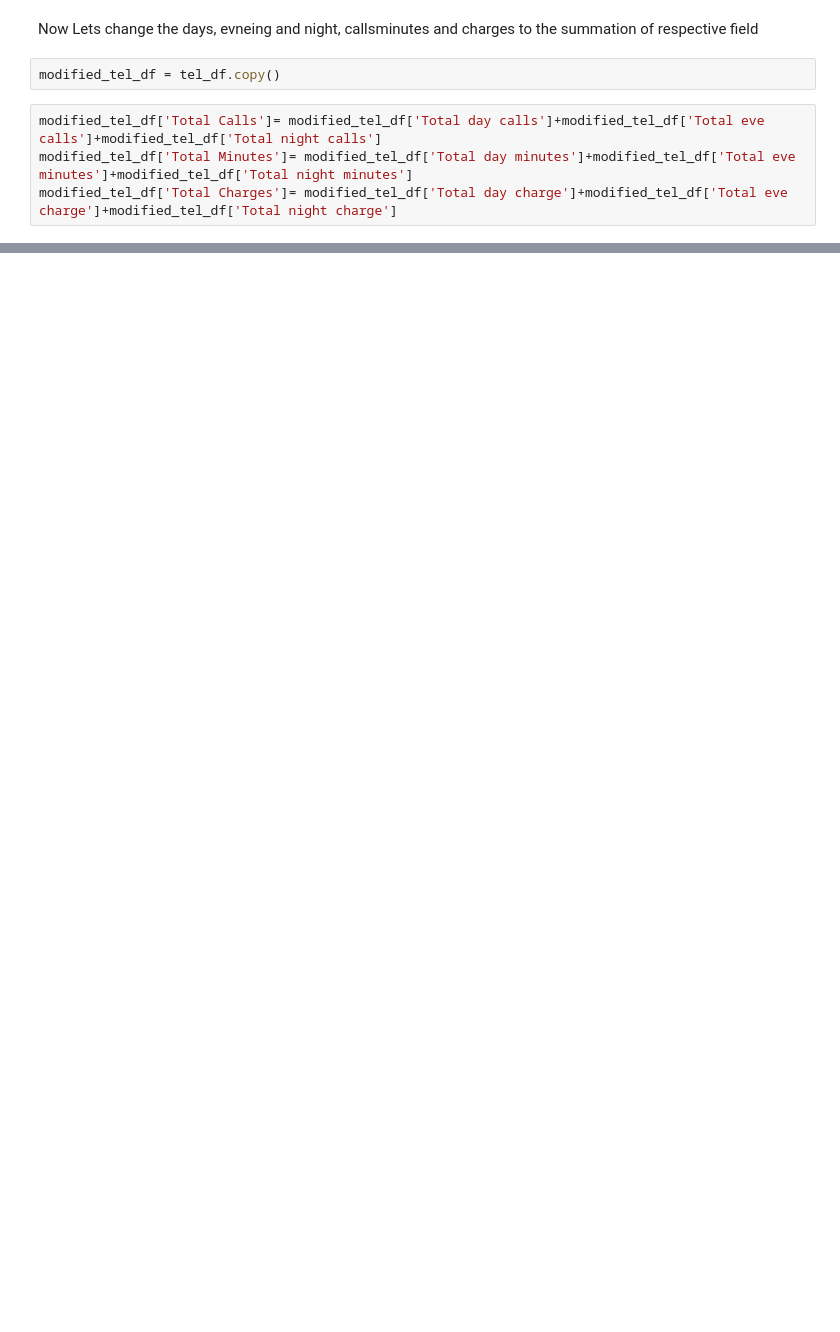
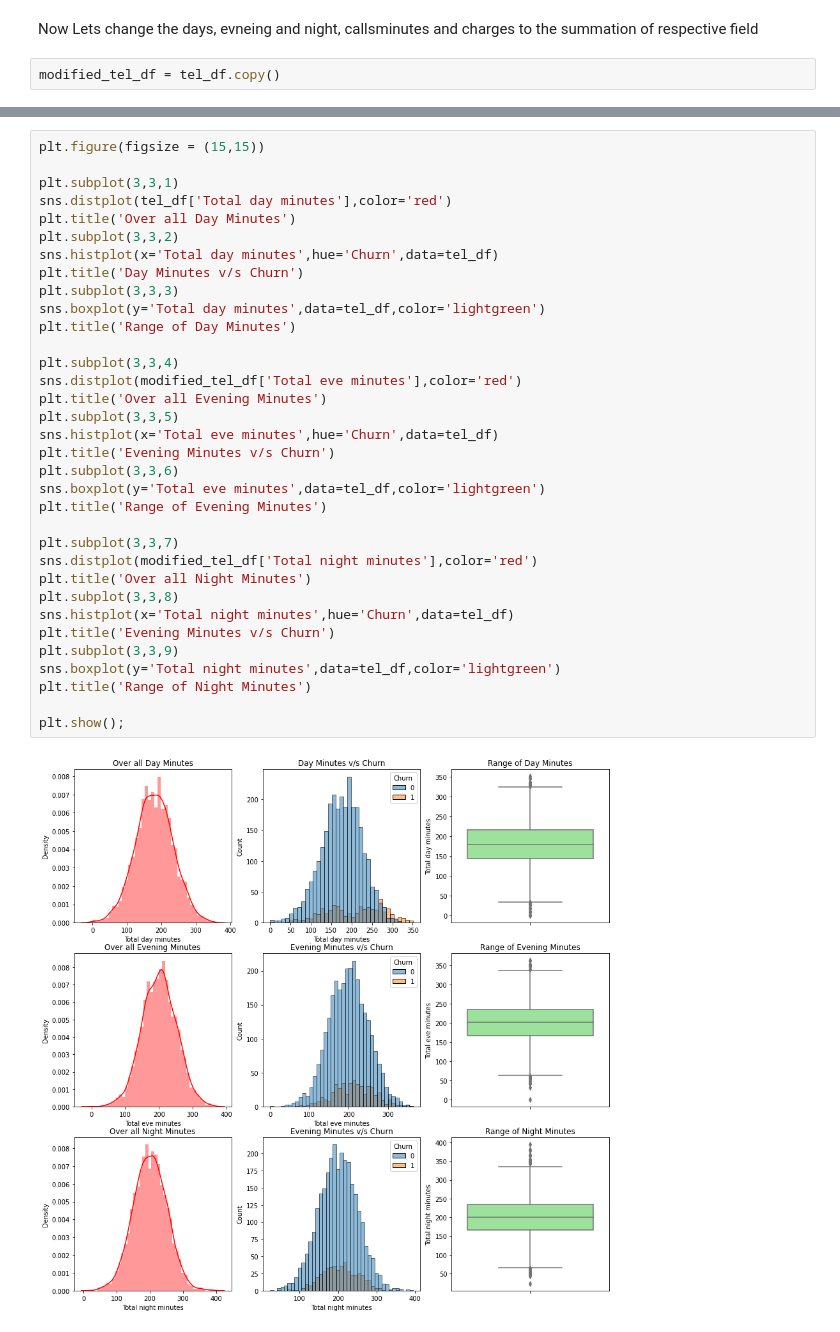
Before and after one commit to shyamsundar-v/Telecom-Churn-Analysis, a Jupyter notebook: Telecom_Churn_Analysis_Capstone_Project.ipynb, the cells around one changed output, grey strips where cells are left out. Saved outputs shown, nothing was run; the diff lists cells and outputs as text; blank space fills up the shorter version.

```diff
--- a/Telecom_Churn_Analysis_Capstone_Project.ipynb
+++ b/Telecom_Churn_Analysis_Capstone_Project.ipynb
@@ -272,7 +275,3 @@ Also irrespective of the count of no of customer service calls for any state, th
 Now Lets change the days, evneing and night, callsminutes and charges to the summation of respective field
 # %%
 modified_tel_df = tel_df.copy()
-# %%
-modified_tel_df['Total Calls']= modified_tel_df['Total day calls']+modified_tel_df['Total eve calls']+modified_tel_df['Total night calls']
-modified_tel_df['Total Minutes']= modified_tel_df['Total day minutes']+modified_tel_df['Total eve minutes']+modified_tel_df['Total night minutes']
-modified_tel_df['Total Charges']= modified_tel_df['Total day charge']+modified_tel_df['Total eve charge']+modified_tel_df['Total night charge']
@@ -308,0 +280,36 @@ sns.boxplot(modified_tel_df['Total day minutes'],color='green')
+# %%
+plt.figure(figsize = (15,15))
+
+plt.subplot(3,3,1)
+sns.distplot(tel_df['Total day minutes'],color='red')
+plt.title('Over all Day Minutes')
+plt.subplot(3,3,2)
+sns.histplot(x='Total day minutes',hue='Churn',data=tel_df)
+plt.title('Day Minutes v/s Churn')
+plt.subplot(3,3,3)
+sns.boxplot(y='Total day minutes',data=tel_df,color='lightgreen')
+plt.title('Range of Day Minutes')
+
+plt.subplot(3,3,4)
+sns.distplot(modified_tel_df['Total eve minutes'],color='red')
+plt.title('Over all Evening Minutes')
+plt.subplot(3,3,5)
+sns.histplot(x='Total eve minutes',hue='Churn',data=tel_df)
+plt.title('Evening Minutes v/s Churn')
+plt.subplot(3,3,6)
+sns.boxplot(y='Total eve minutes',data=tel_df,color='lightgreen')
+plt.title('Range of Evening Minutes')
+
+plt.subplot(3,3,7)
+sns.distplot(modified_tel_df['Total night minutes'],color='red')
+plt.title('Over all Night Minutes')
+plt.subplot(3,3,8)
+sns.histplot(x='Total night minutes',hue='Churn',data=tel_df)
+plt.title('Evening Minutes v/s Churn')
+plt.subplot(3,3,9)
+sns.boxplot(y='Total night minutes',data=tel_df,color='lightgreen')
+plt.title('Range of Night Minutes')
+
+plt.show();
+# %% [output]
+[figure, added]
```
Also changed, not shown: parts of 24 cells of this notebook.
